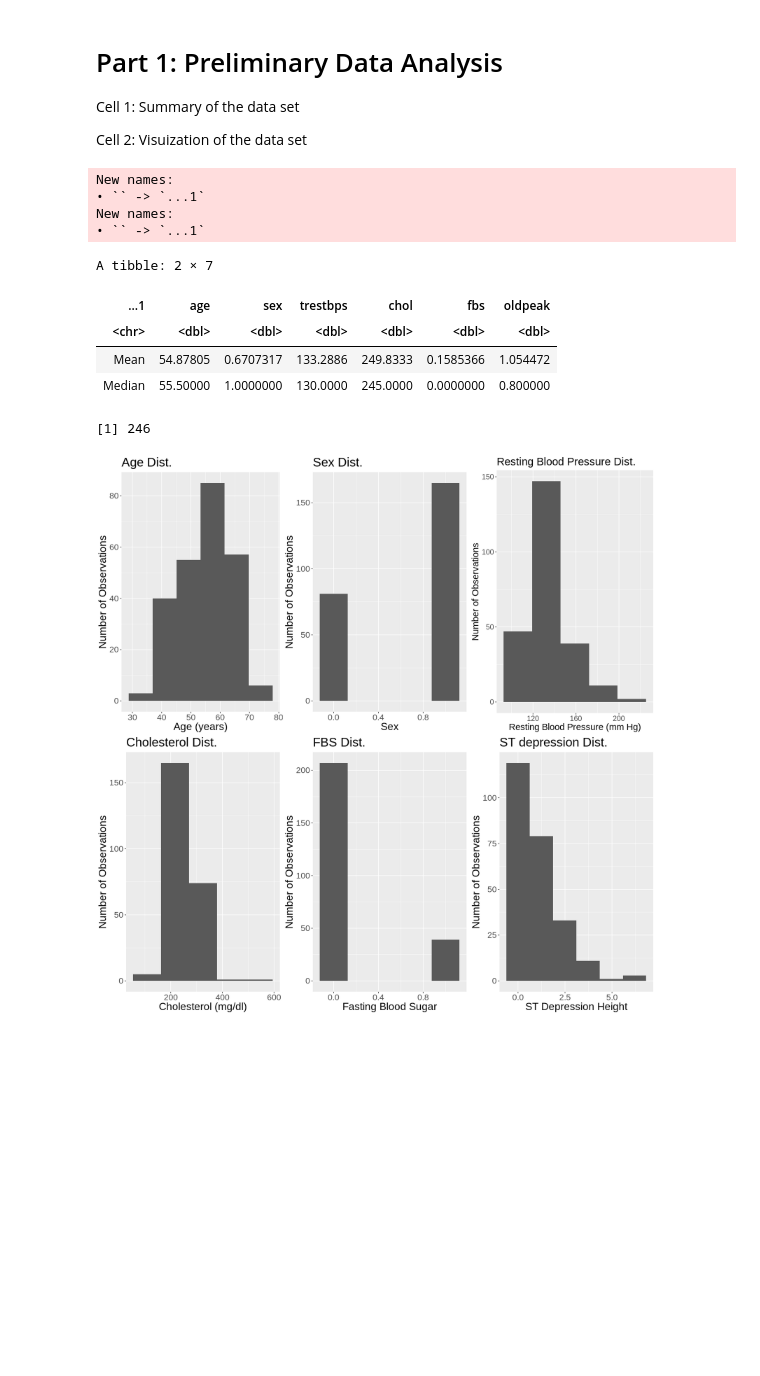
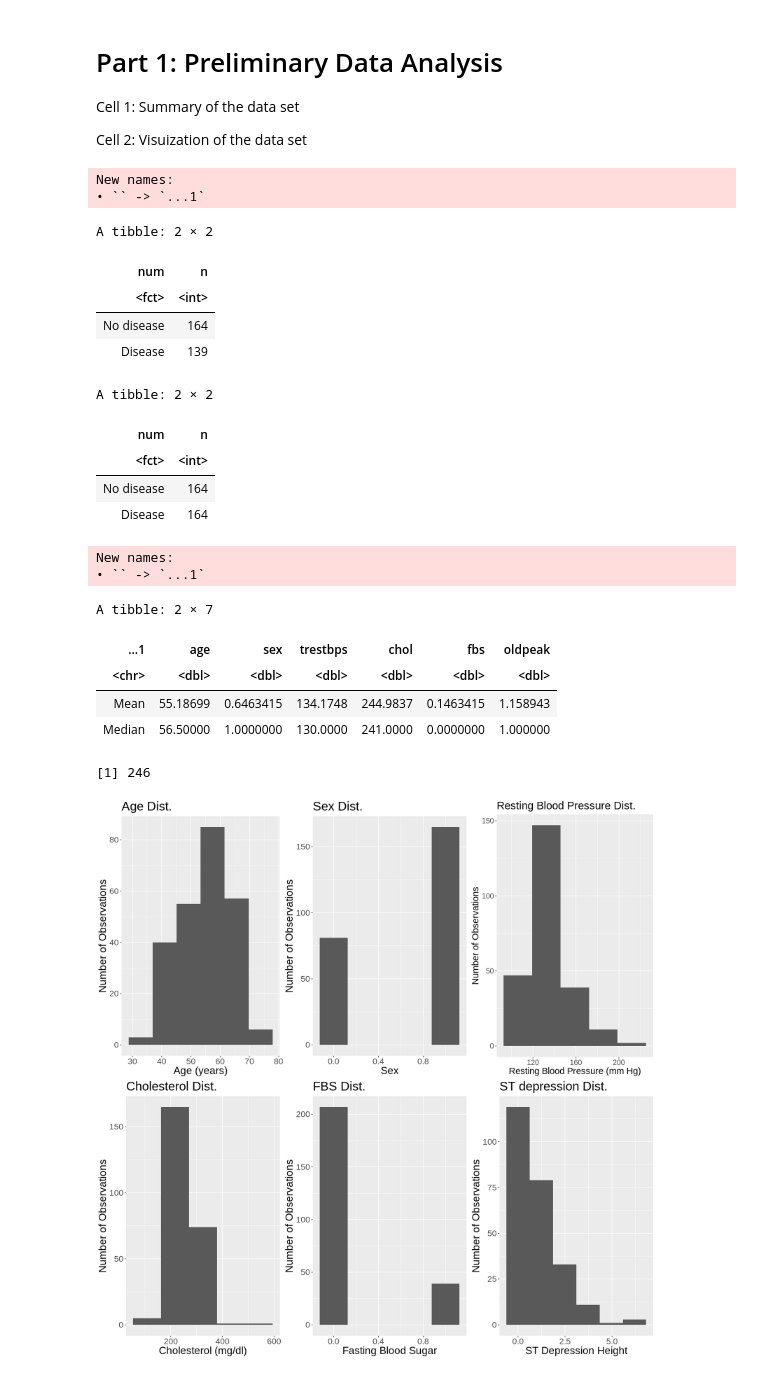
Before and after one commit to Phoebeml/Group20_DSCI100, a Jupyter notebook: Group20Project.ipynb, the cells around one changed output. Cells and saved outputs as stored; diff of their text form; code cells hidden in the pictures; blank space fills up the shorter version.

Commit message:
Added count functions to assess the number of observations for disease and no disease

```diff
--- a/Group20Project.ipynb
+++ b/Group20Project.ipynb
@@ -66,47 +56,64 @@ clean_heart_data <- Cl_heart_data_2 |>
 # rename column
 colnames(clean_heart_data) <- c("age", "sex", "trestbps", "chol", "fbs", "oldpeak", "num")
 
+# count number of observations for disease and no disease
+count(clean_heart_data, num)
+
+# balance data
 ups_recipe <- recipe(num ~ ., data = clean_heart_data) |>
   step_upsample(num, over_ratio = 1, skip = FALSE) |>
   prep()
 
 clean_heart_data <- bake(ups_recipe, clean_heart_data)
+
+# count number of observations for disease and no disease
+count(clean_heart_data, num)
 
 #splitting data into training and testing sets
 heart_data_split <-  initial_split(clean_heart_data, prop = 0.75, strata = num)
 heart_train <- training(heart_data_split)
 heart_test <- testing(heart_data_split)
 # head(heart_train)
 # head(heart_test)
 
 #create new data frame without num for calculating stats
 heart_train_1 <- heart_train |>
     select(-num)
 
 # visualizing the data (only training data)
 names <- c("Mean", "Median")
 mean_1 <- heart_train_1 |>
     map_df(mean, na.rm = TRUE)
 median_1 <- heart_train_1 |>
     map_df(median, na.rm = TRUE)
 tbl1 <- bind_rows(mean_1, median_1)
 exploratory_analysis <- bind_cols(names, tbl1)
 exploratory_analysis
 
 number_of_rows <- heart_train |>
     nrow()
 number_of_rows
 # %% [output]
 New names:
 • `` -> `...1`
-New names:
-• `` -> `...1`
-A tibble: 2 × 7
+A tibble: 2 × 2
-| ...1 | age | sex | trestbps | chol | fbs | oldpeak |
-| <chr> | <dbl> | <dbl> | <dbl> | <dbl> | <dbl> | <dbl> |
-| Mean | 54.87805 | 0.6707317 | 133.2886 | 249.8333 | 0.1585366 | 1.054472 |
-| Median | 55.50000 | 1.0000000 | 130.0000 | 245.0000 | 0.0000000 | 0.800000 |
+| num | n |
+| <fct> | <int> |
+| No disease | 164 |
+| Disease | 139 |
-[1] 246
+A tibble: 2 × 2
+| num | n |
+| <fct> | <int> |
+| No disease | 164 |
+| Disease | 164 |
+New names:
+• `` -> `...1`
+A tibble: 2 × 7
+| ...1 | age | sex | trestbps | chol | fbs | oldpeak |
+| <chr> | <dbl> | <dbl> | <dbl> | <dbl> | <dbl> | <dbl> |
+| Mean | 55.18699 | 0.6463415 | 134.1748 | 244.9837 | 0.1463415 | 1.158943 |
+| Median | 56.50000 | 1.0000000 | 130.0000 | 241.0000 | 0.0000000 | 1.000000 |
+[1] 246
 # %%
 options(repr.plot.height = 15, repr.plot.width = 15)
 
```
Also changed, not shown: parts of 1 cell of this notebook.
